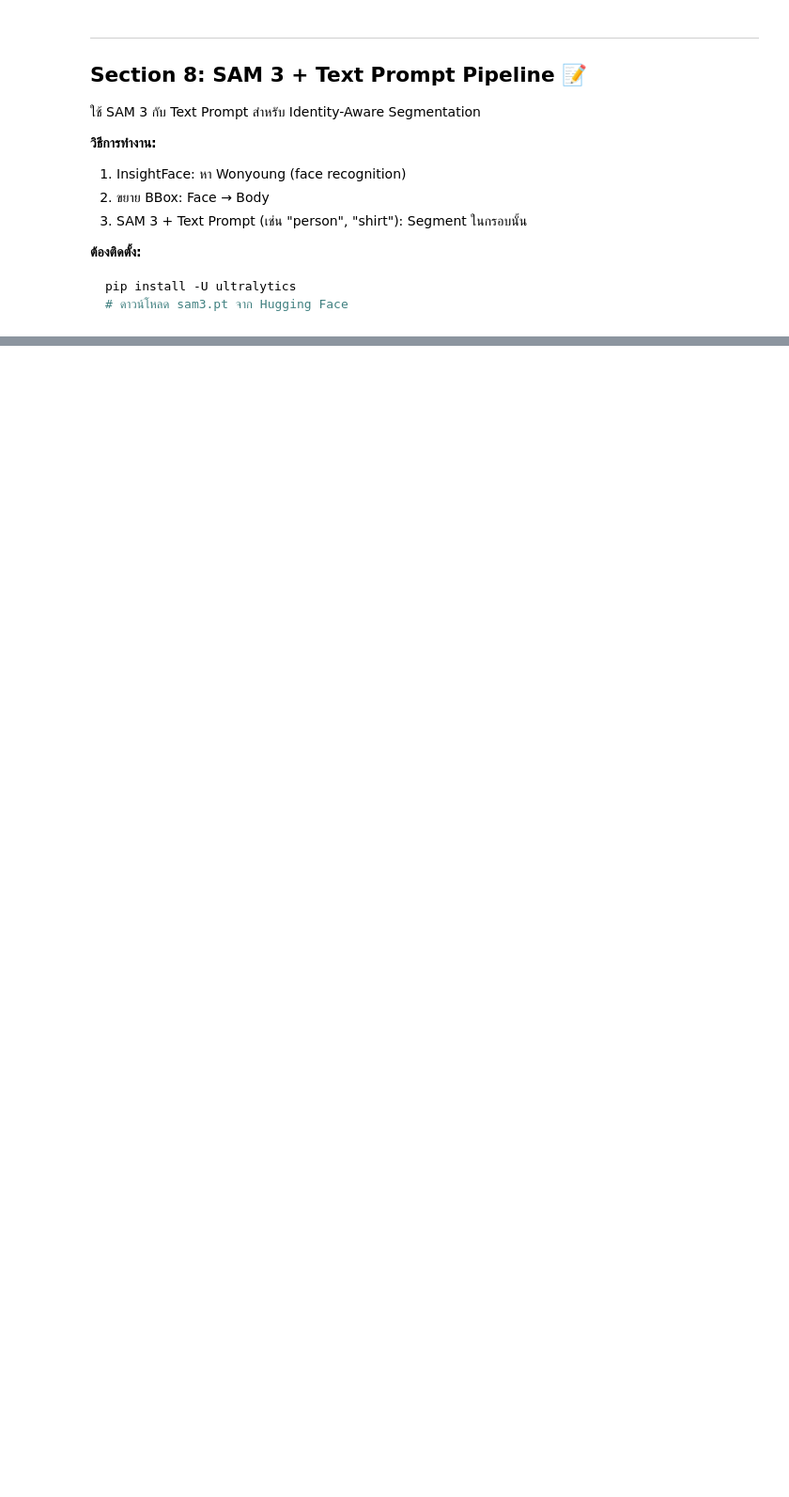
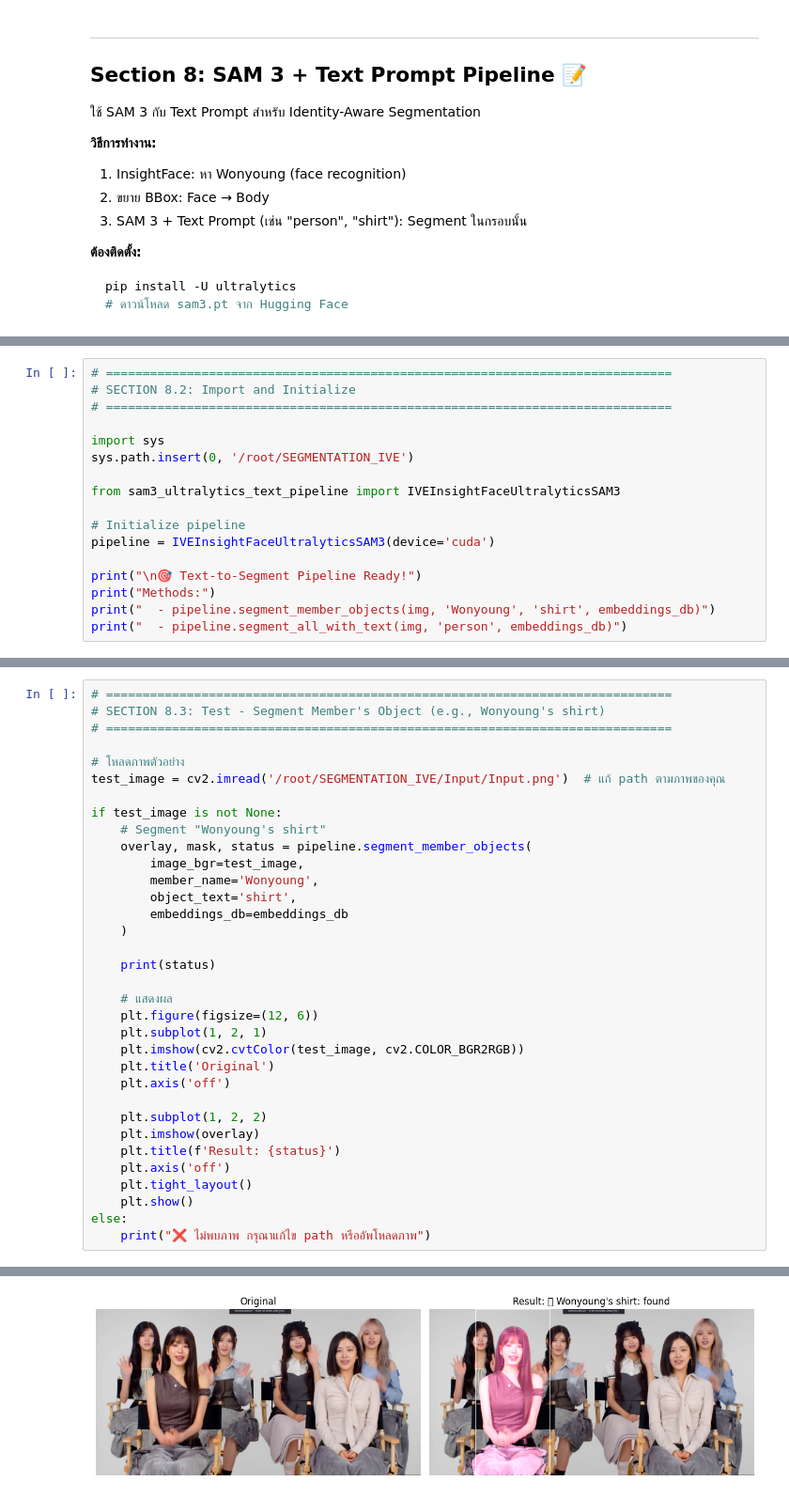
Before and after one commit to 68076012/SEGMENTATION_IVE, a Jupyter notebook: main.ipynb, the cells around one changed output, grey strips where cells are left out. Shown at 94% size. Drawn from its saved outputs; the diff is of its cells as text; blank space fills up the shorter version.

```diff
--- a/main.ipynb
+++ b/main.ipynb
@@ -2281,0 +2325,17 @@ segmenter = SAM3TextPromptSegmenter(
+# %%
+# =============================================================================
+# SECTION 8.2: Import and Initialize
+# =============================================================================
+
+import sys
+sys.path.insert(0, '/root/SEGMENTATION_IVE')
+
+from sam3_ultralytics_text_pipeline import IVEInsightFaceUltralyticsSAM3
+
+# Initialize pipeline
+pipeline = IVEInsightFaceUltralyticsSAM3(device='cuda')
+
+print("\n🎯 Text-to-Segment Pipeline Ready!")
+print("Methods:")
+print("  - pipeline.segment_member_objects(img, 'Wonyoung', 'shirt', embeddings_db)")
+print("  - pipeline.segment_all_with_text(img, 'person', embeddings_db)")
@@ -2281,0 +2363,35 @@ segmenter = SAM3TextPromptSegmenter(
+# %%
+# =============================================================================
+# SECTION 8.3: Test - Segment Member's Object (e.g., Wonyoung's shirt)
+# =============================================================================
+
+# โหลดภาพตัวอย่าง
+test_image = cv2.imread('/root/SEGMENTATION_IVE/Input/Input.png')  # แก้ path ตามภาพของคุณ
+
+if test_image is not None:
+    # Segment "Wonyoung's shirt"
+    overlay, mask, status = pipeline.segment_member_objects(
+        image_bgr=test_image,
+        member_name='Wonyoung',
+        object_text='shirt',
+        embeddings_db=embeddings_db
+    )
+
+    print(status)
+
+    # แสดงผล
+    plt.figure(figsize=(12, 6))
+    plt.subplot(1, 2, 1)
+    plt.imshow(cv2.cvtColor(test_image, cv2.COLOR_BGR2RGB))
+    plt.title('Original')
+    plt.axis('off')
+
+    plt.subplot(1, 2, 2)
+    plt.imshow(overlay)
+    plt.title(f'Result: {status}')
+    plt.axis('off')
+    plt.tight_layout()
+    plt.show()
+else:
+    print("❌ ไม่พบภาพ กรุณาแก้ไข path หรืออัพโหลดภาพ")
+# %% [output]
@@ -2281,0 +2404 @@ segmenter = SAM3TextPromptSegmenter(
+[figure, added]
```
Also changed, not shown: parts of 9 cells of this notebook, 1 other file.
